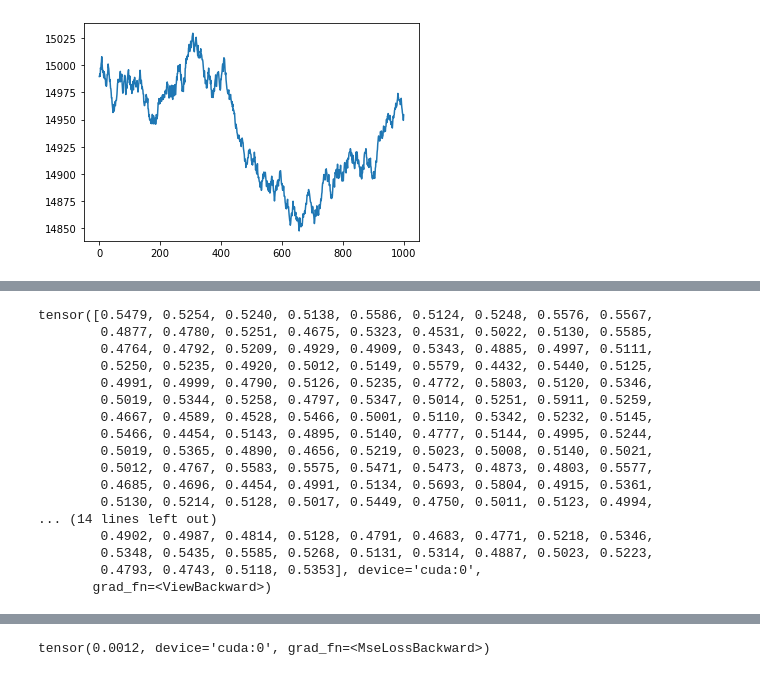
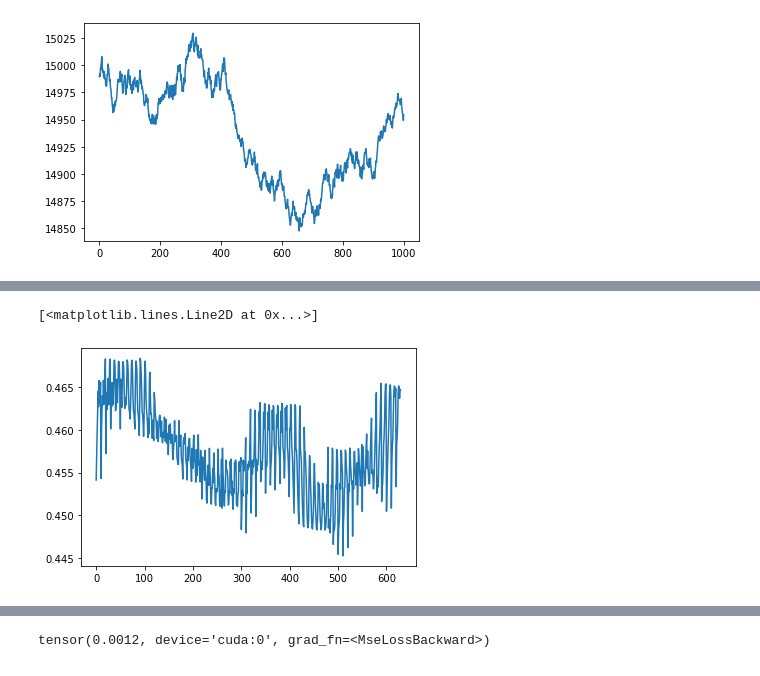
Before and after one commit to shmalex/test_fisher_eda, a Jupyter notebook: jn/04_trading_lstm_chatgpt.ipynb, the cells around one changed output, grey strips where cells are left out. Drawn from its saved outputs; the diff is of its cells as text; code cells hidden in the pictures.

```diff
--- a/jn/04_trading_lstm_chatgpt.ipynb
+++ b/jn/04_trading_lstm_chatgpt.ipynb
@@ -331,20 +367,5 @@ plt.show()
-# %%
-outputs.reshape((-1,))
-# %% [output]
-tensor([0.5479, 0.5254, 0.5240, 0.5138, 0.5586, 0.5124, 0.5248, 0.5576, 0.5567,
-        0.4877, 0.4780, 0.5251, 0.4675, 0.5323, 0.4531, 0.5022, 0.5130, 0.5585,
-        0.4764, 0.4792, 0.5209, 0.4929, 0.4909, 0.5343, 0.4885, 0.4997, 0.5111,
-        0.5250, 0.5235, 0.4920, 0.5012, 0.5149, 0.5579, 0.4432, 0.5440, 0.5125,
-        0.4991, 0.4999, 0.4790, 0.5126, 0.5235, 0.4772, 0.5803, 0.5120, 0.5346,
-        0.5019, 0.5344, 0.5258, 0.4797, 0.5347, 0.5014, 0.5251, 0.5911, 0.5259,
-        0.4667, 0.4589, 0.4528, 0.5466, 0.5001, 0.5110, 0.5342, 0.5232, 0.5145,
-        0.5466, 0.4454, 0.5143, 0.4895, 0.5140, 0.4777, 0.5144, 0.4995, 0.5244,
-        0.5019, 0.5365, 0.4890, 0.4656, 0.5219, 0.5023, 0.5008, 0.5140, 0.5021,
-        0.5012, 0.4767, 0.5583, 0.5575, 0.5471, 0.5473, 0.4873, 0.4803, 0.5577,
-        0.4685, 0.4696, 0.4454, 0.4991, 0.5134, 0.5693, 0.5804, 0.4915, 0.5361,
-        0.5130, 0.5214, 0.5128, 0.5017, 0.5449, 0.4750, 0.5011, 0.5123, 0.4994,
-... (14 lines left out)
-        0.4902, 0.4987, 0.4814, 0.5128, 0.4791, 0.4683, 0.4771, 0.5218, 0.5346,
-        0.5348, 0.5435, 0.5585, 0.5268, 0.5131, 0.5314, 0.4887, 0.5023, 0.5223,
-        0.4793, 0.4743, 0.5118, 0.5353], device='cuda:0',
-       grad_fn=<ViewBackward>)
+# %%
+plt.plot(outputs.reshape((-1,)).to('cpu').detach().numpy())
+# %% [output]
+[<matplotlib.lines.Line2D at 0x...>]
+[figure, added]
```
Also changed, not shown: parts of 38 cells of this notebook, 2 other files.
